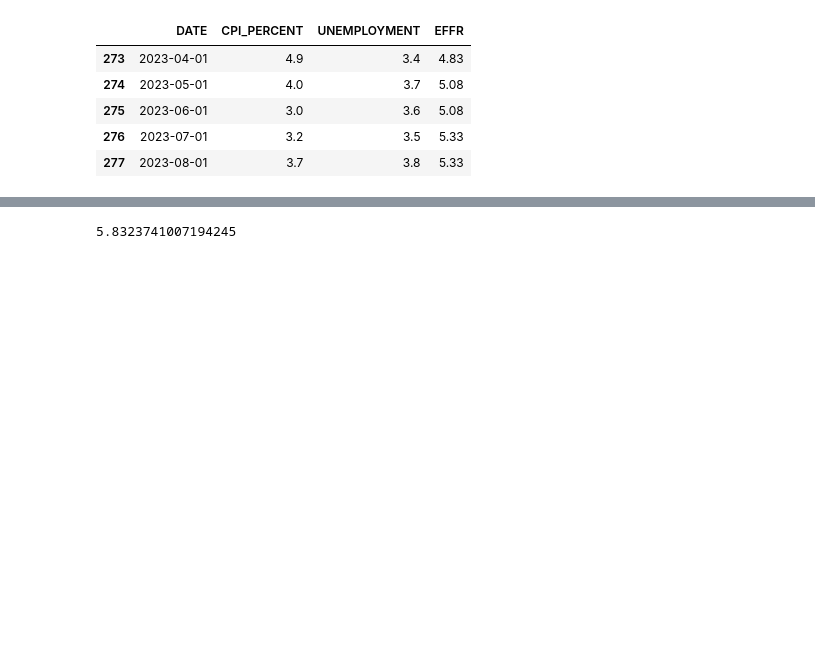
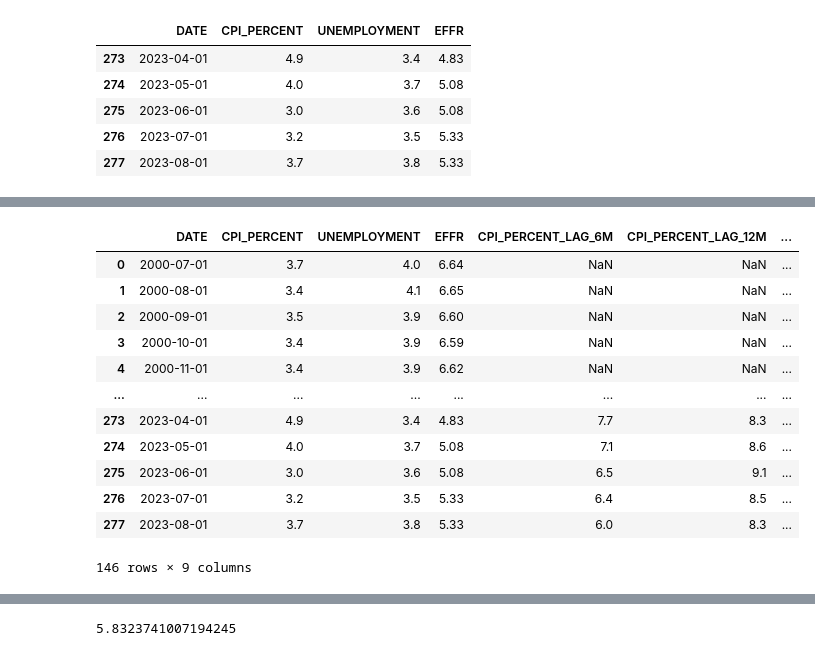
Before and after one commit to himalayahall/DATA608, a Jupyter notebook: Story 2/Story2.ipynb, the cells around one changed output, grey strips where cells are left out. Cells and saved outputs as stored; diff of their text form; code cells hidden in the pictures; blank space fills up the shorter version.

```diff
--- a/Story 2/Story2.ipynb
+++ b/Story 2/Story2.ipynb
@@ -88,3 +105,20 @@ unemp_on_target = merged[merged['UNEMPLOYMENT'] <= 4.0]
+# %%
+merged2 = merged[merged['EFFR'] > 1.0]
+merged2
+# %% [output]
+|  | DATE | CPI_PERCENT | UNEMPLOYMENT | EFFR | CPI_PERCENT_LAG_6M | CPI_PERCENT_LAG_12M | ... |
+| 0 | 2000-07-01 | 3.7 | 4.0 | 6.64 | NaN | NaN | ... |
+| 1 | 2000-08-01 | 3.4 | 4.1 | 6.65 | NaN | NaN | ... |
+| 2 | 2000-09-01 | 3.5 | 3.9 | 6.60 | NaN | NaN | ... |
+| 3 | 2000-10-01 | 3.4 | 3.9 | 6.59 | NaN | NaN | ... |
+| 4 | 2000-11-01 | 3.4 | 3.9 | 6.62 | NaN | NaN | ... |
+| ... | ... | ... | ... | ... | ... | ... | ... |
+| 273 | 2023-04-01 | 4.9 | 3.4 | 4.83 | 7.7 | 8.3 | ... |
+| 274 | 2023-05-01 | 4.0 | 3.7 | 5.08 | 7.1 | 8.6 | ... |
+| 275 | 2023-06-01 | 3.0 | 3.6 | 5.08 | 6.5 | 9.1 | ... |
+| 276 | 2023-07-01 | 3.2 | 3.5 | 5.33 | 6.4 | 8.5 | ... |
+| 277 | 2023-08-01 | 3.7 | 3.8 | 5.33 | 6.0 | 8.3 | ... |
+146 rows × 9 columns
 # %%
 import matplotlib.pyplot as plt
 import statsmodels.api as sm
```
Also changed, not shown: parts of 11 cells of this notebook.
